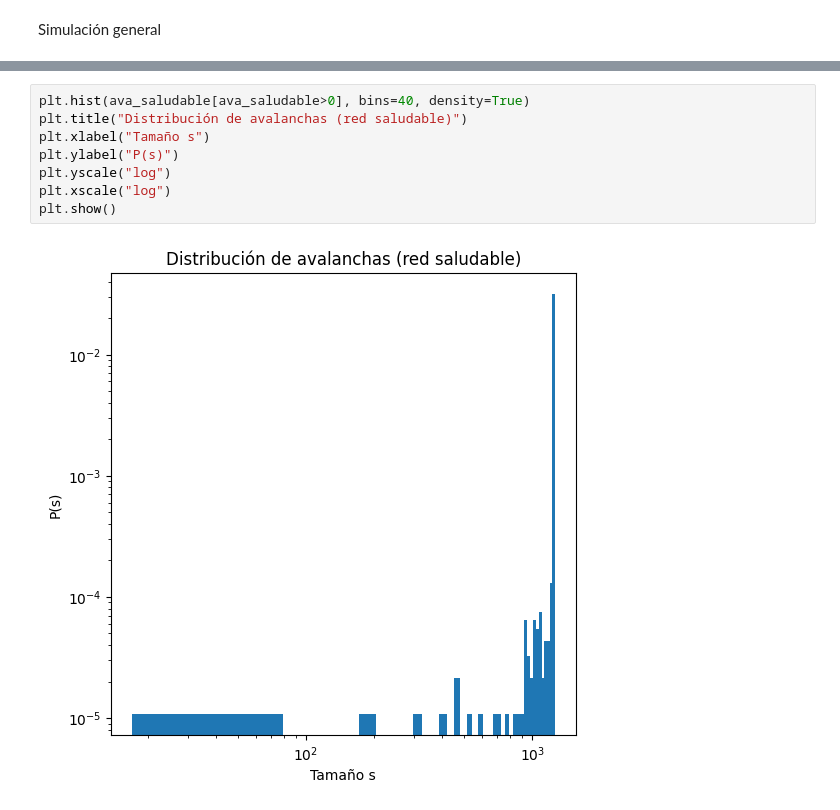
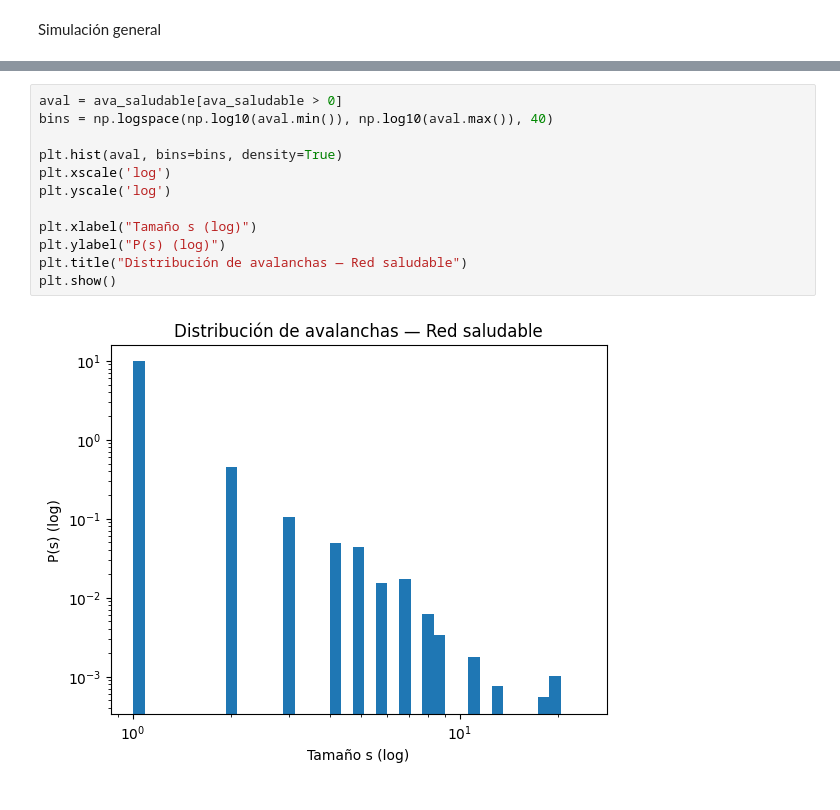
Before and after one commit to Paula-Bautista/Proyecto-Final, a Jupyter notebook: Copia_de_Untitled13.ipynb, the cells around one changed output, grey strips where cells are left out. Cells and saved outputs as stored; diff of their text form.

```diff
--- a/Copia_de_Untitled13.ipynb
+++ b/Copia_de_Untitled13.ipynb
@@ -111,10 +129,14 @@ Distribución de avalanchas (ley de potencias)
-# %%
-plt.hist(ava_saludable[ava_saludable>0], bins=40, density=True)
-plt.title("Distribución de avalanchas (red saludable)")
-plt.xlabel("Tamaño s")
-plt.ylabel("P(s)")
-plt.yscale("log")
-plt.xscale("log")
-plt.show()
-# %% [output]
-[figure, removed]
+# %%
+aval = ava_saludable[ava_saludable > 0]
+bins = np.logspace(np.log10(aval.min()), np.log10(aval.max()), 40)
+
+plt.hist(aval, bins=bins, density=True)
+plt.xscale('log')
+plt.yscale('log')
+
+plt.xlabel("Tamaño s (log)")
+plt.ylabel("P(s) (log)")
+plt.title("Distribución de avalanchas — Red saludable")
+plt.show()
+# %% [output]
+[figure, added]
```
Also changed, not shown: parts of 14 cells of this notebook.
